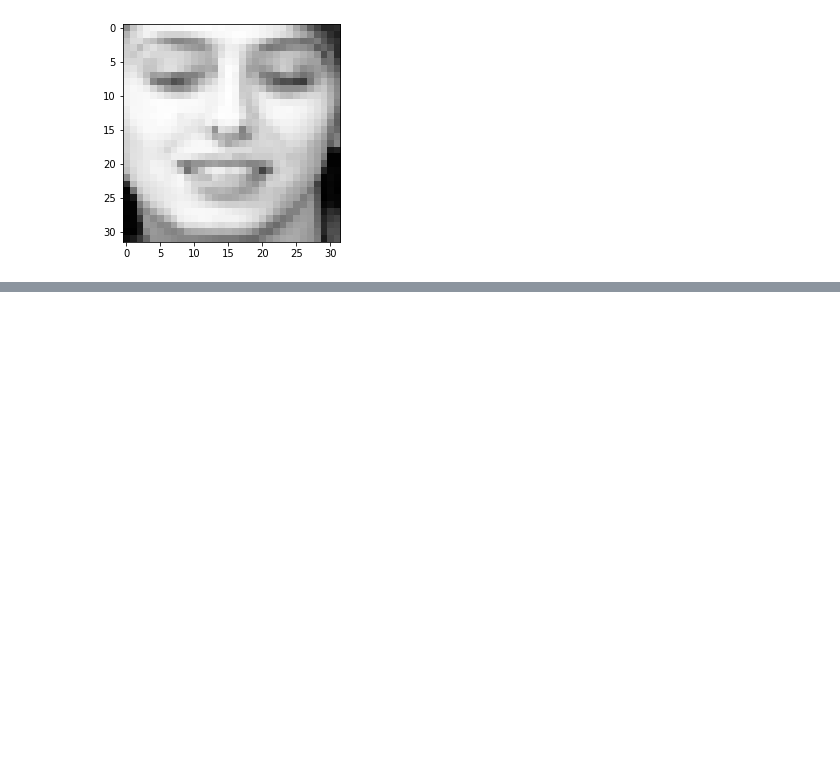
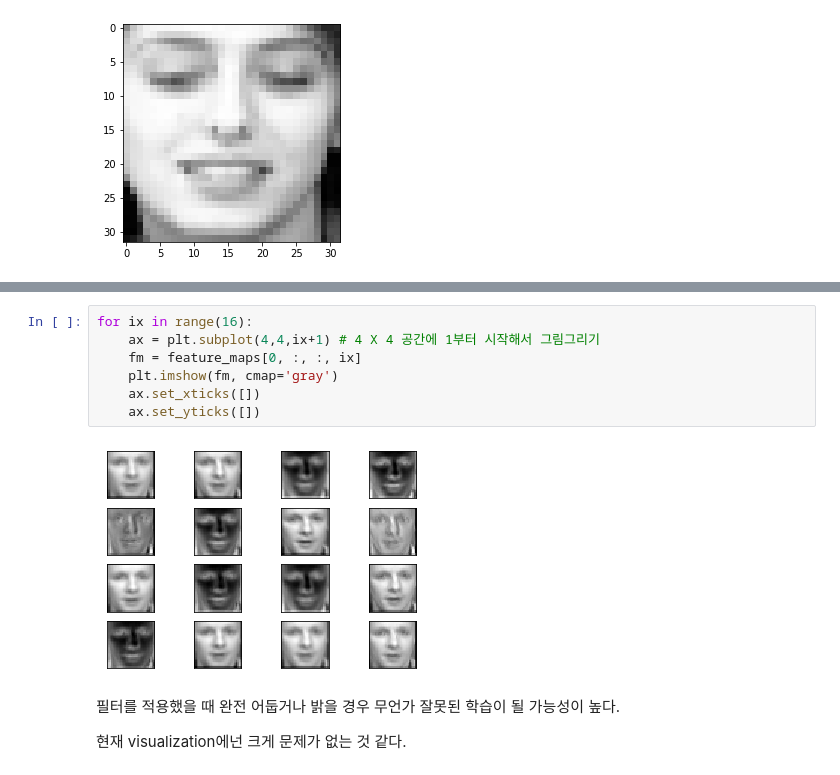
Before and after one commit to loftmain/opencv_project, a Jupyter notebook: week3/cnn_day2.ipynb, the cells around one changed output, grey strips where cells are left out. Drawn from its saved outputs; the diff is of its cells as text; blank space fills up the shorter version.

```diff
--- a/week3/cnn_day2.ipynb
+++ b/week3/cnn_day2.ipynb
@@ -221,0 +358,13 @@ plt.imshow(X_val[0,:].reshape(32,32), cmap='gray')
+# %%
+for ix in range(16):
+    ax = plt.subplot(4,4,ix+1) # 4 X 4 공간에 1부터 시작해서 그림그리기
+    fm = feature_maps[0, :, :, ix]
+    plt.imshow(fm, cmap='gray')
+    ax.set_xticks([])
+    ax.set_yticks([])
+# %% [output]
+[figure, added]
+# %% [markdown]
+필터를 적용했을 때 완전 어둡거나 밝을 경우 무언가 잘못된 학습이 될 가능성이 높다.
+
+현재 visualization에넌 크게 문제가 없는 것 같다.
```
Also changed, not shown: parts of 44 cells of this notebook.
